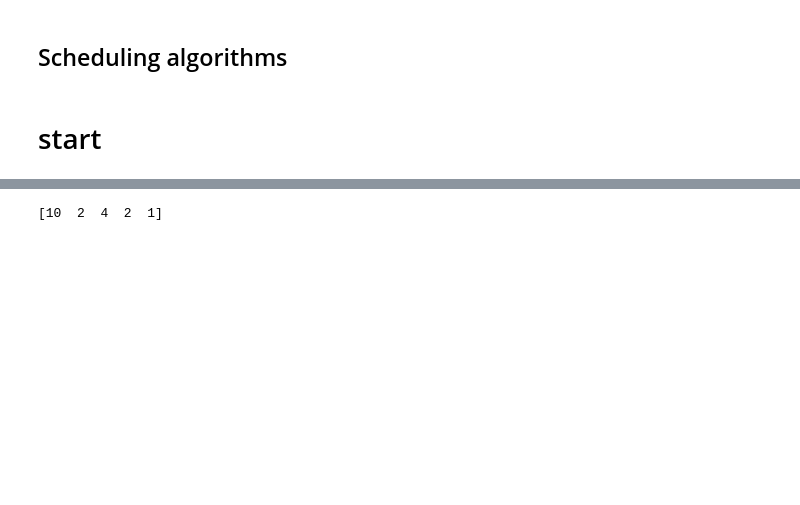
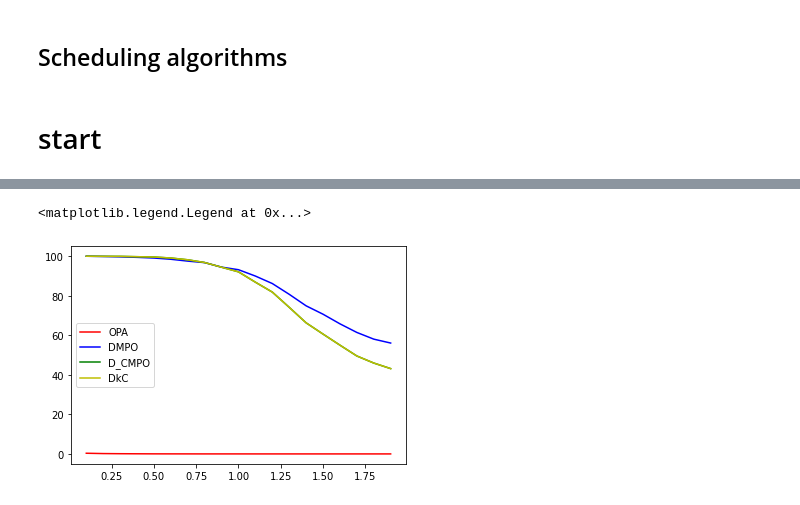
Before and after one commit to BuzzingTaz/RTES-Project, a Jupyter notebook: uunifast.ipynb, the cells around one changed output, grey strips where cells are left out. Cells and saved outputs as stored; diff of their text form; code cells hidden in the pictures; blank space fills up the shorter version.

```diff
--- a/uunifast.ipynb
+++ b/uunifast.ipynb
@@ -190,6 +191,31 @@ def D_CMPO(taskset):
 def DkC(taskset,m):
     k = ((m - 1) + np.sqrt(5*m**2 - 6*m + 1))/(2*m)
     taskset.sort(key = lambda x:x.deadline - k*x.execution_time)
+# %%
+def OPA(taskset, cores, S_test):
+    N = len(taskset)
+
+    assigned_tasks = []
+
+    taskset_copy = taskset.copy()
+
+    priority_assigned = [False] * N
+
+    for i in range(N-1,-1,-1):
+
+        for j,task in enumerate(taskset_copy):
+
+            if not priority_assigned[j]:
+                if(S_test(assigned_tasks + [task],cores)):
+                    task.priority = i
+                    priority_assigned[j] = True
+                    assigned_tasks.append(task)
+                    break
+        else:
+            return False
+            return taskset_copy,(i)/N*100
+    return True
+    return taskset_copy,100
 # %%
 def deadline_analysis_OPA(ptaskset,m):    #taskset = {period,execution time,deadline}
     Ck = ptaskset[-1].execution_time
@@ -341,5 +360,9 @@ plt.plot(ut,sch,label = 'DMPO')
-# %%
-r = np.array([1,2,4,2,10])
-print(r[::-1])
-# %% [output]
-[10  2  4  2  1]
+# %%
+def generate_tasksets(n_tasksets, n_tasks, max_utility, min_period, max_period):
+    set_tasksets = []
+    for i in range(n_tasksets):
+        set = TaskSet(n_tasks,max_utility,min_period,max_period)
+        set.generate()
+        set_tasksets.append(set)
+
+    return set_tasksets
@@ -345,0 +416,10 @@ print(r[::-1])
+# %%
+plt.figure()
+plt.plot(us,percentage_schedulable_OPA,color='r',label='OPA')
+plt.plot(us,percentage_schedulable_DMPO,color='b',label='DMPO')
+plt.plot(us,percentage_schedulable_D_CMPO,color='g',label='D_CMPO')
+plt.plot(us,percentage_schedulable_DkC,color='y',label='DkC',linestyle='-')
+plt.legend()
+# %% [output]
+<matplotlib.legend.Legend at 0x...>
+[figure, added]
```
Also changed, not shown: parts of 11 cells of this notebook, 1 other file.
